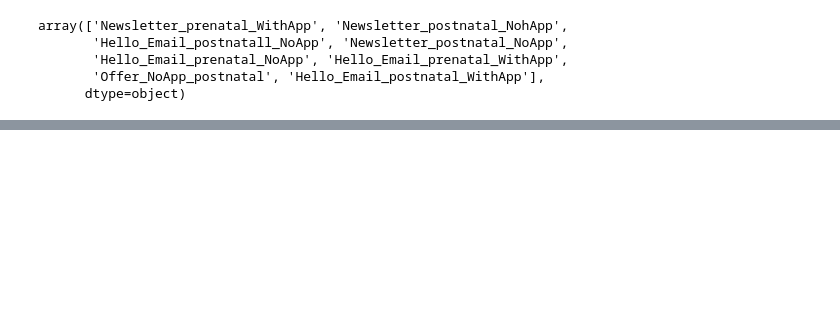
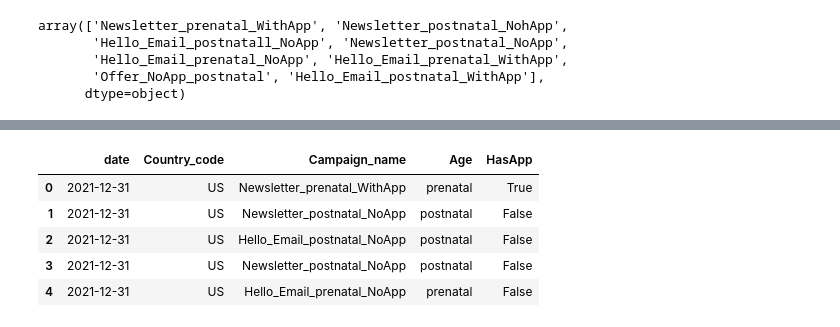
Before and after one commit to amansingla444/Data-Cleaning-and-Visualization-with-Python, a Jupyter notebook: code.ipynb, the cells around one changed output, grey strips where cells are left out. Drawn from its saved outputs; the diff is of its cells as text; code cells hidden in the pictures; blank space fills up the shorter version.

```diff
--- a/code.ipynb
+++ b/code.ipynb
@@ -78,0 +107,20 @@ array(['Newsletter_prenatal_WithApp', 'Newsletter_postnatal_NoApp',
+# %%
+to_drop = ['sendout',
+           'delivered',
+           'people',
+           'unique_delivered',
+           'openers',
+           'clickers',
+           'clicked_or_opened',
+           'all_opens',
+           'all_clicks']
+
+df.drop(to_drop, inplace = True, axis = 1)
+df.head()
+# %% [output]
+|  | date | Country_code | Campaign_name | Age | HasApp |
+| 0 | 2021-12-31 | US | Newsletter_prenatal_WithApp | prenatal | True |
+| 1 | 2021-12-31 | US | Newsletter_postnatal_NoApp | postnatal | False |
+| 2 | 2021-12-31 | US | Hello_Email_postnatal_NoApp | postnatal | False |
+| 3 | 2021-12-31 | US | Newsletter_postnatal_NoApp | postnatal | False |
+| 4 | 2021-12-31 | US | Hello_Email_prenatal_NoApp | prenatal | False |
```
Also changed, not shown: parts of 6 cells of this notebook.
